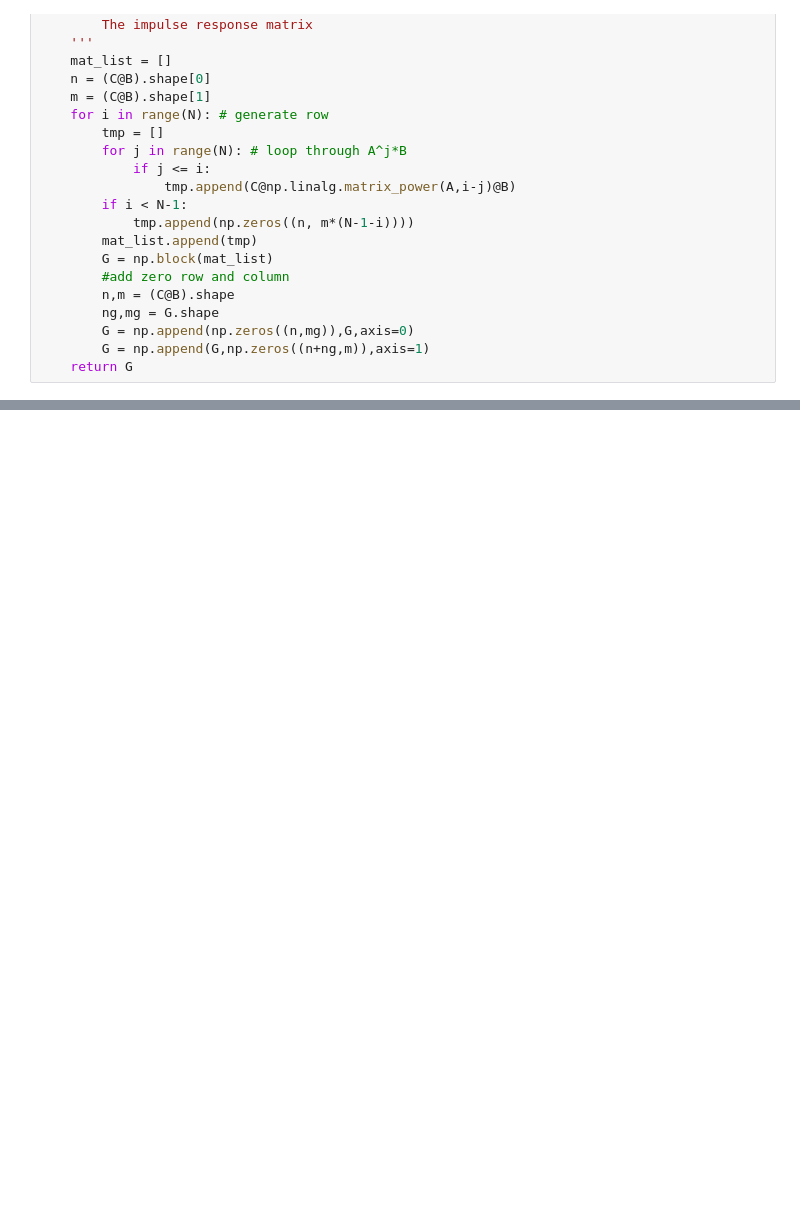
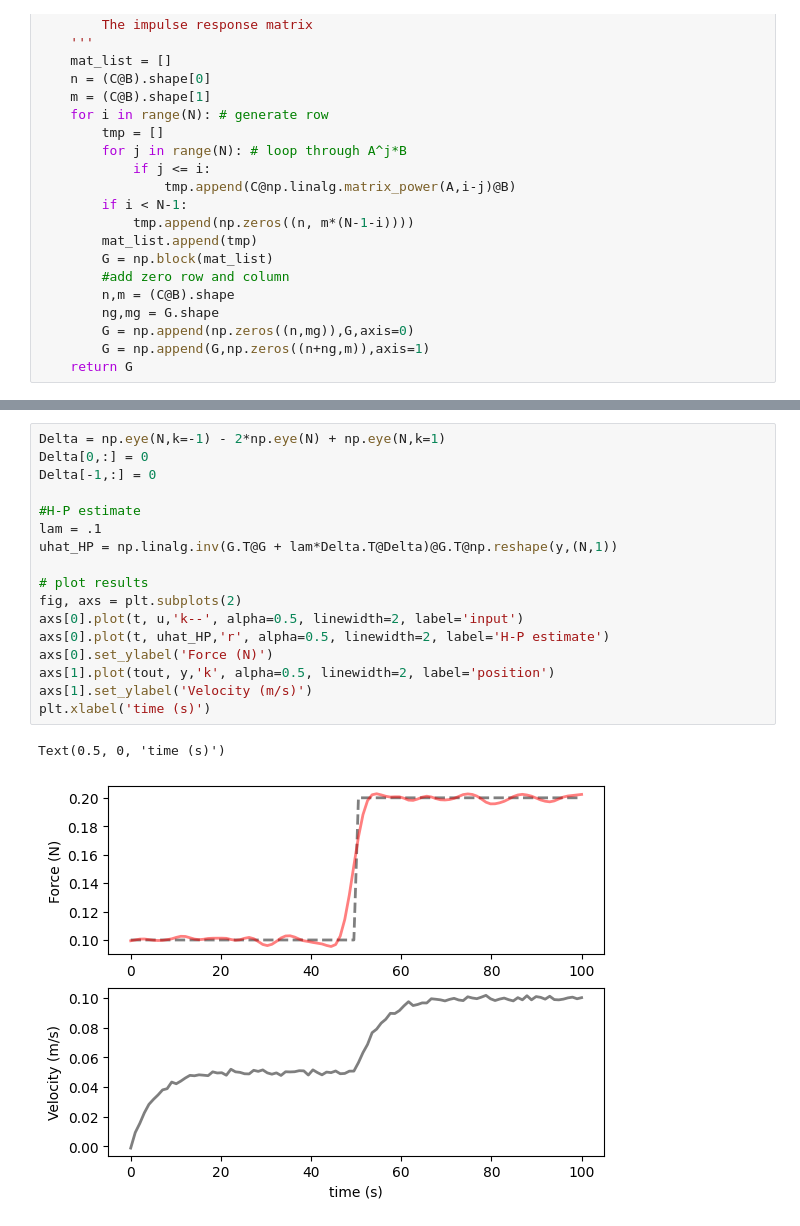
Before and after one commit to mmanngard/VirtualSensors, a Jupyter notebook: notebooks/virtual_sensing_introduction.ipynb, the cells around one changed output, grey strips where cells are left out. Drawn from its saved outputs; the diff is of its cells as text; blank space fills up the shorter version.

```diff
--- a/notebooks/virtual_sensing_introduction.ipynb
+++ b/notebooks/virtual_sensing_introduction.ipynb
@@ -781,0 +341,20 @@ $$
+# %%
+Delta = np.eye(N,k=-1) - 2*np.eye(N) + np.eye(N,k=1)
+Delta[0,:] = 0
+Delta[-1,:] = 0
+
+#H-P estimate
+lam = .1
+uhat_HP = np.linalg.inv(G.T@G + lam*Delta.T@Delta)@G.T@np.reshape(y,(N,1))
+
+# plot results
+fig, axs = plt.subplots(2)
+axs[0].plot(t, u,'k--', alpha=0.5, linewidth=2, label='input')
+axs[0].plot(t, uhat_HP,'r', alpha=0.5, linewidth=2, label='H-P estimate')
+axs[0].set_ylabel('Force (N)')
+axs[1].plot(tout, y,'k', alpha=0.5, linewidth=2, label='position')
+axs[1].set_ylabel('Velocity (m/s)')
+plt.xlabel('time (s)')
+# %% [output]
+Text(0.5, 0, 'time (s)')
+[figure, added]
```
Also changed, not shown: parts of 41 cells of this notebook.
